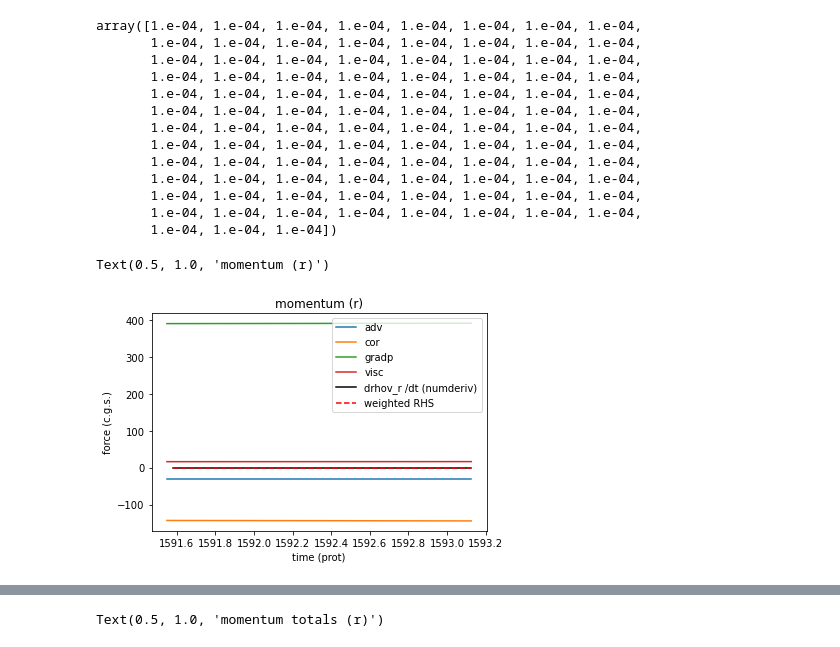
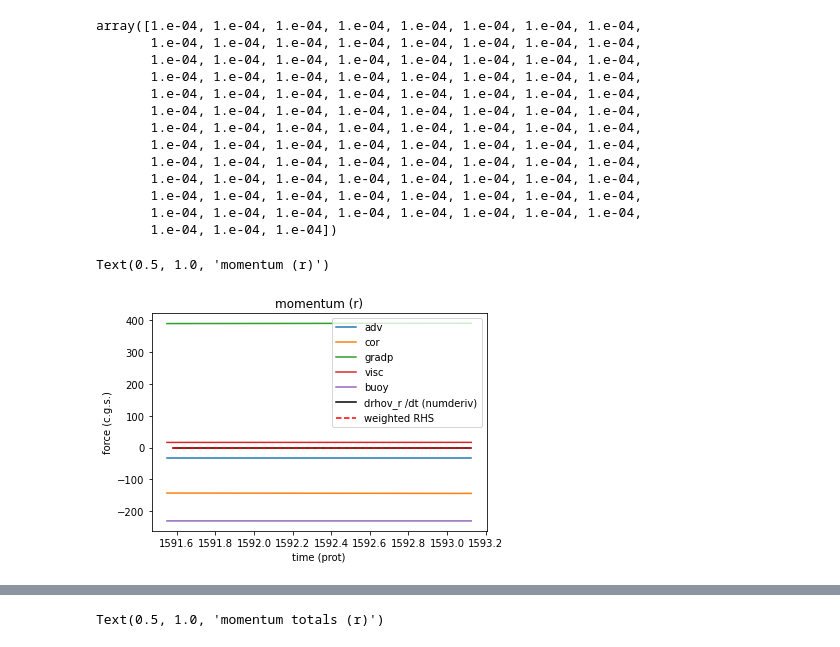
Before and after one commit to illorenzo7/rayleigh_utils, a Jupyter notebook: test_equations/momentum.ipynb, the cells around one changed output, grey strips where cells are left out. Saved outputs shown, nothing was run; the diff lists cells and outputs as text; code cells hidden in the pictures.

```diff
--- a/test_equations/momentum.ipynb
+++ b/test_equations/momentum.ipynb
@@ -183,21 +183,22 @@ fweighted_heat = get_weighted_rhs(fimp_heat, fexp_heat)
 # %%
 # plot r momentum (all pieces)
 
 # pieces
 plt.plot(t, adv_r[:, iphi0, it0, ir0], label='adv')
 plt.plot(t, cor_r[:, iphi0, it0, ir0], label='cor')
 plt.plot(t, gradp_r[:, iphi0, it0, ir0], label='gradp')
 plt.plot(t, visc_r[:, iphi0, it0, ir0], label='visc')
+plt.plot(t, buoy[:, iphi0, it0, ir0], label='buoy')
 
 # totals
 plt.plot(t[2:], drhovdt_r[:, iphi0, it0, ir0], 'k', label='drhov_r /dt (numderiv)')
 plt.plot(t[2:], fweighted_r[:, iphi0, it0, ir0], 'r--', label='weighted RHS')
 
 # label
 plt.legend()
 plt.xlabel('time (prot)')
 plt.ylabel('force (c.g.s.)')
 plt.title('momentum (r)')
 # %% [output]
 Text(0.5, 1.0, 'momentum (r)')
-[figure, old version]
+[figure, new version]
```
Also changed, not shown: parts of 4 cells of this notebook.
